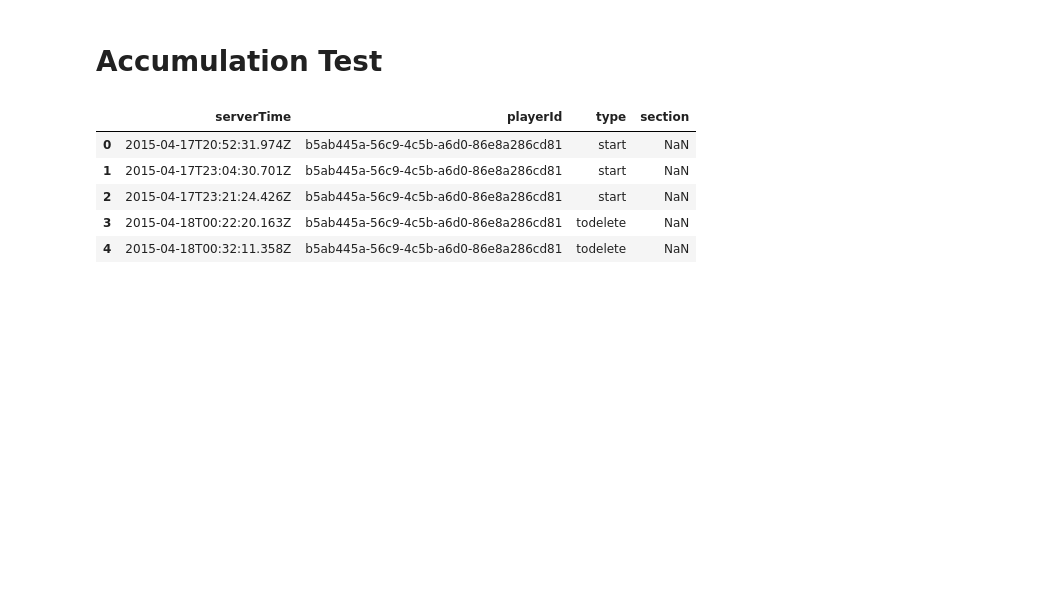
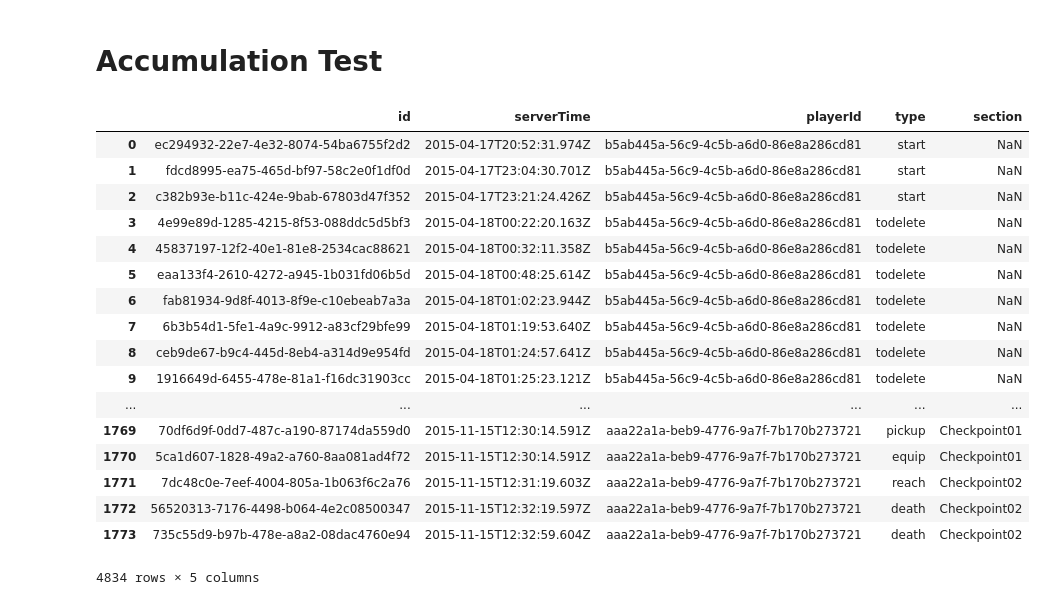
Before and after one commit to taniki/herocoli-analytics, a Jupyter notebook: accumulation-test.ipynb, the cells around one changed output. Cells and saved outputs as stored; diff of their text form; code cells hidden in the pictures; blank space fills up the shorter version.

```diff
--- a/accumulation-test.ipynb
+++ b/accumulation-test.ipynb
@@ -46,19 +46,31 @@ df132.head()=
 # %% [markdown]
 # Accumulation Test
 # %%
-relevantColumns = ['serverTime', 'playerId', 'type', 'section']
+relevantColumns = ['id', 'serverTime', 'playerId', 'type', 'section']
 
 df = df100.loc[:,relevantColumns]
 part131 = df131.loc[:,relevantColumns]
 part132 = df132.loc[:,relevantColumns]
 
 df = pd.concat([df, part131, part132])
 
-df.head()
+df
 # %% [output]
-|  | serverTime | playerId | type | section |
-| 0 | 2015-04-17T20:52:31.974Z | b5ab445a-56c9-4c5b-a6d0-86e8a286cd81 | start | NaN |
-| 1 | 2015-04-17T23:04:30.701Z | b5ab445a-56c9-4c5b-a6d0-86e8a286cd81 | start | NaN |
-| 2 | 2015-04-17T23:21:24.426Z | b5ab445a-56c9-4c5b-a6d0-86e8a286cd81 | start | NaN |
-| 3 | 2015-04-18T00:22:20.163Z | b5ab445a-56c9-4c5b-a6d0-86e8a286cd81 | todelete | NaN |
-| 4 | 2015-04-18T00:32:11.358Z | b5ab445a-56c9-4c5b-a6d0-86e8a286cd81 | todelete | NaN |
+|  | id | serverTime | playerId | type | section |
+| 0 | ec294932-22e7-4e32-8074-54ba6755f2d2 | 2015-04-17T20:52:31.974Z | b5ab445a-56c9-4c5b-a6d0-86e8a286cd81 | start | NaN |
+| 1 | fdcd8995-ea75-465d-bf97-58c2e0f1df0d | 2015-04-17T23:04:30.701Z | b5ab445a-56c9-4c5b-a6d0-86e8a286cd81 | start | NaN |
+| 2 | c382b93e-b11c-424e-9bab-67803d47f352 | 2015-04-17T23:21:24.426Z | b5ab445a-56c9-4c5b-a6d0-86e8a286cd81 | start | NaN |
+| 3 | 4e99e89d-1285-4215-8f53-088ddc5d5bf3 | 2015-04-18T00:22:20.163Z | b5ab445a-56c9-4c5b-a6d0-86e8a286cd81 | todelete | NaN |
+| 4 | 45837197-12f2-40e1-81e8-2534cac88621 | 2015-04-18T00:32:11.358Z | b5ab445a-56c9-4c5b-a6d0-86e8a286cd81 | todelete | NaN |
+| 5 | eaa133f4-2610-4272-a945-1b031fd06b5d | 2015-04-18T00:48:25.614Z | b5ab445a-56c9-4c5b-a6d0-86e8a286cd81 | todelete | NaN |
+| 6 | fab81934-9d8f-4013-8f9e-c10ebeab7a3a | 2015-04-18T01:02:23.944Z | b5ab445a-56c9-4c5b-a6d0-86e8a286cd81 | todelete | NaN |
+| 7 | 6b3b54d1-5fe1-4a9c-9912-a83cf29bfe99 | 2015-04-18T01:19:53.640Z | b5ab445a-56c9-4c5b-a6d0-86e8a286cd81 | todelete | NaN |
+| 8 | ceb9de67-b9c4-445d-8eb4-a314d9e954fd | 2015-04-18T01:24:57.641Z | b5ab445a-56c9-4c5b-a6d0-86e8a286cd81 | todelete | NaN |
+| 9 | 1916649d-6455-478e-81a1-f16dc31903cc | 2015-04-18T01:25:23.121Z | b5ab445a-56c9-4c5b-a6d0-86e8a286cd81 | todelete | NaN |
+| ... | ... | ... | ... | ... | ... |
+| 1769 | 70df6d9f-0dd7-487c-a190-87174da559d0 | 2015-11-15T12:30:14.591Z | aaa22a1a-beb9-4776-9a7f-7b170b273721 | pickup | Checkpoint01 |
+| 1770 | 5ca1d607-1828-49a2-a760-8aa081ad4f72 | 2015-11-15T12:30:14.591Z | aaa22a1a-beb9-4776-9a7f-7b170b273721 | equip | Checkpoint01 |
+| 1771 | 7dc48c0e-7eef-4004-805a-1b063f6c2a76 | 2015-11-15T12:31:19.603Z | aaa22a1a-beb9-4776-9a7f-7b170b273721 | reach | Checkpoint02 |
+| 1772 | 56520313-7176-4498-b064-4e2c08500347 | 2015-11-15T12:32:19.597Z | aaa22a1a-beb9-4776-9a7f-7b170b273721 | death | Checkpoint02 |
+| 1773 | 735c55d9-b97b-478e-a8a2-08dac4760e94 | 2015-11-15T12:32:59.604Z | aaa22a1a-beb9-4776-9a7f-7b170b273721 | death | Checkpoint02 |
+4834 rows × 5 columns
```
Also changed, not shown: 1 other file.
